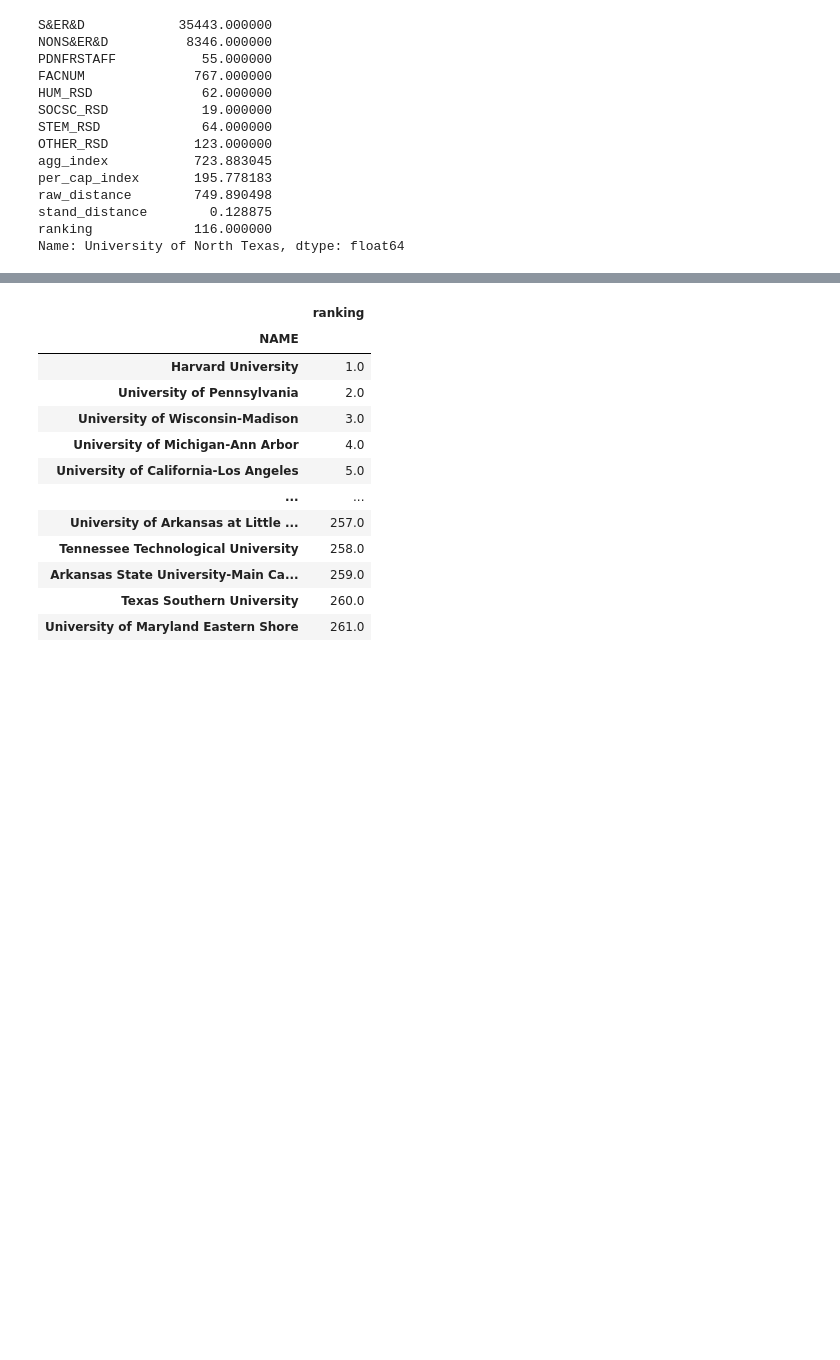
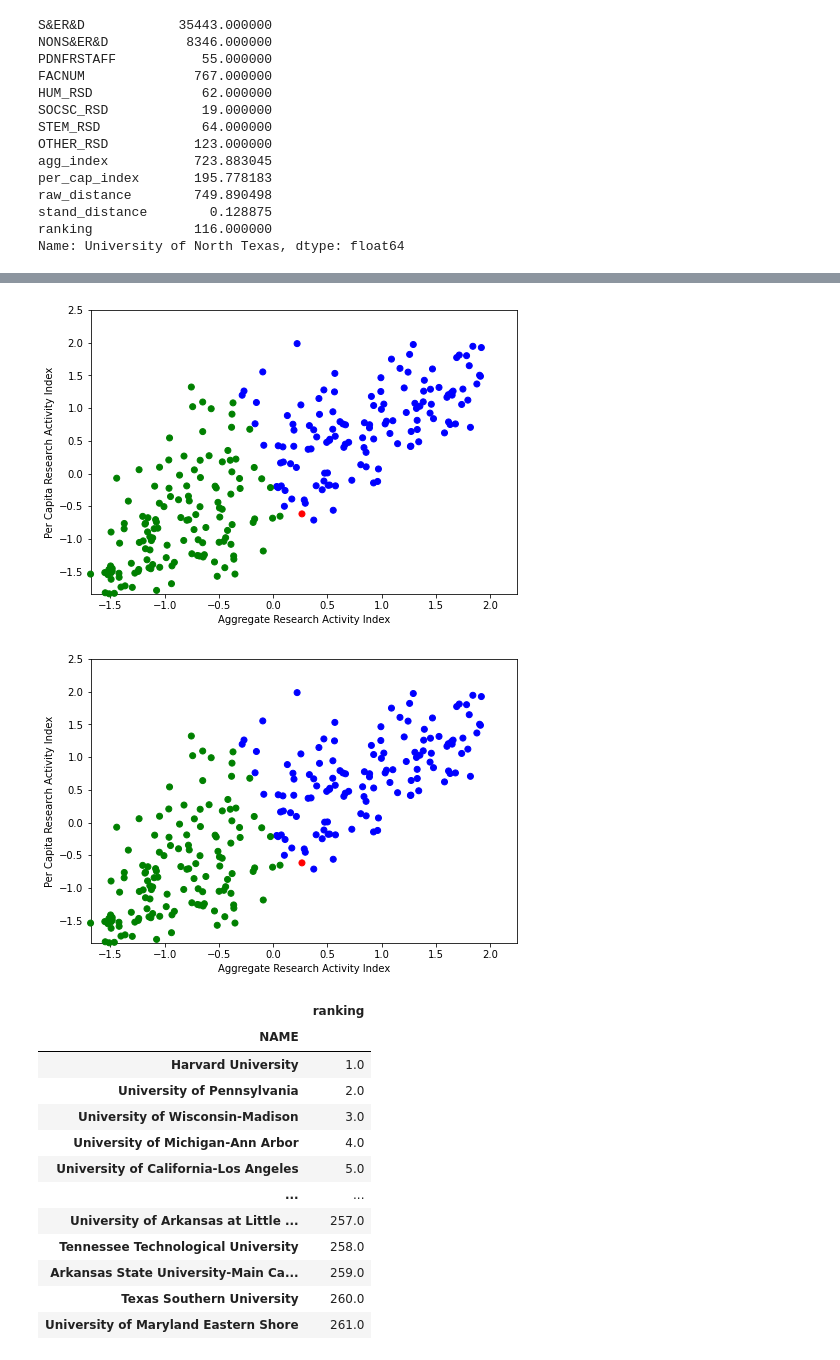
Before and after one commit to constant5/Carnegie-Ranking, a Jupyter notebook: ranking_2018.ipynb, the cells around one changed output, grey strips where cells are left out. Saved outputs shown, nothing was run; the diff lists cells and outputs as text; code cells hidden in the pictures; blank space fills up the shorter version.

```diff
--- a/ranking_2018.ipynb
+++ b/ranking_2018.ipynb
@@ -378,3 +411,32 @@ class Rank():
                 raise ValueError('not a valid measure')
 
         return self.apply_activity_index(data)
+
+
+    def plot_rank(self, data=None):
+        if not data:
+            data = self.data
+
+        std_agg =  scaler.fit_transform(data['agg_index'].values.reshape(-1,1))
+        std_cap =  scaler.fit_transform(data['per_cap_index'].values.reshape(-1,1))
+
+        min_x = min(std_agg)
+        min_y =  min(std_cap)
+
+        split = np.median(data['stand_distance'])
+        colors =['green' if d <= split else 'blue' for d in data['stand_distance']]
+
+        unt = list(data.index).index('University of North Texas')
+
+        colors[unt] = 'red'
+
+        fig, ax = plt.subplots(figsize=(7.65,5.22))
+        ax.scatter(std_agg, std_cap,c=colors, zorder=5, clip_on=False)
+
+        ax.set_xlim((min_x,2.25))
+        ax.set_ylim((min_y,2.5))
+
+        ax.set_xlabel('Aggregate Research Activity Index')
+        ax.set_ylabel('Per Capita Research Activity Index')
+
+        return fig
@@ -381,5 +445,10 @@ class Rank():
 # %%
 rank = Rank(DATA, data_file ='\CCIHE2018-PublicDataFile_Rank_Applied.xlsx')
+# %%
+rank.plot_rank()
+# %% [output]
+[figure, added]
+[figure, added]
 # %%
 display(rank.data.sort_values(by='ranking')[['ranking']])
 # %% [output]
```
Also changed, not shown: parts of 9 cells of this notebook, 1 other file.
